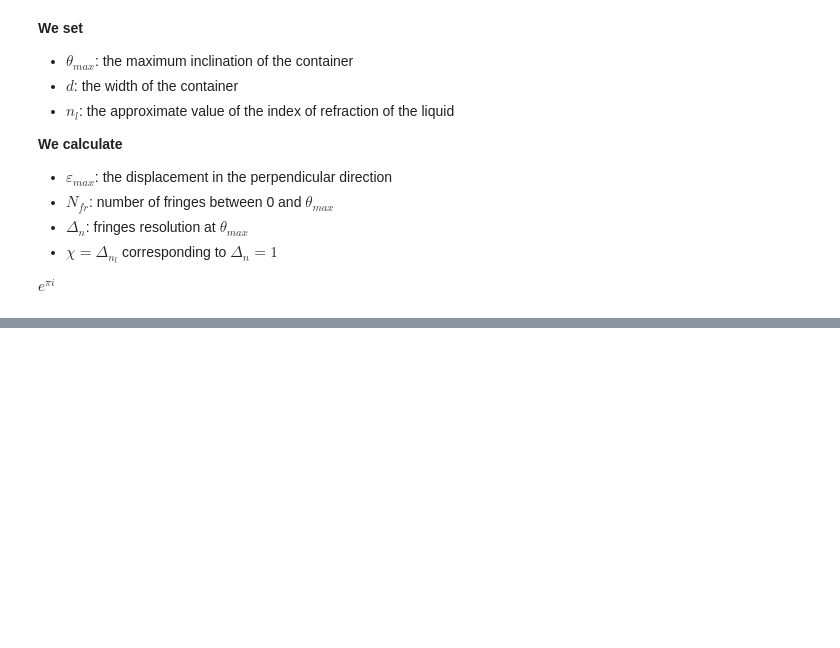
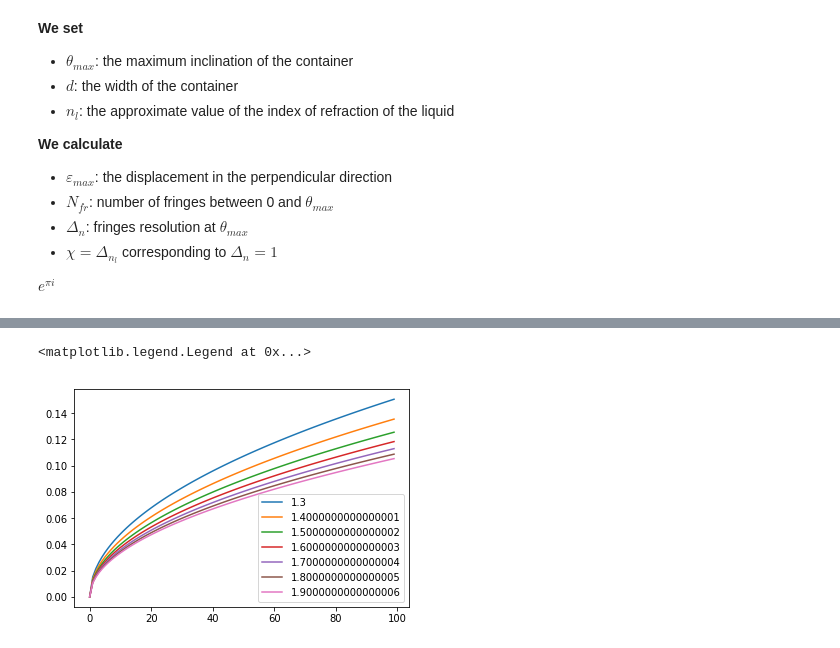
Before and after one commit to jacopok/interferometry, a Jupyter notebook: Interferometry.ipynb, the cells around one changed output, grey strips where cells are left out. Drawn from its saved outputs; the diff is of its cells as text; code cells hidden in the pictures; blank space fills up the shorter version.

```diff
--- a/Interferometry.ipynb
+++ b/Interferometry.ipynb
@@ -306,0 +326,8 @@ chi =  26.789999997796077
+# %%
+for n in index_array:
+    step_array = theta_from_fringes_medium(fringes_array, d, n, wavelength)
+    plt.plot(fringes_array, step_array, label=str(n))
+plt.legend()
+# %% [output]
+<matplotlib.legend.Legend at 0x...>
+[figure, added]
```
Also changed, not shown: parts of 16 cells of this notebook, 2 other files.
